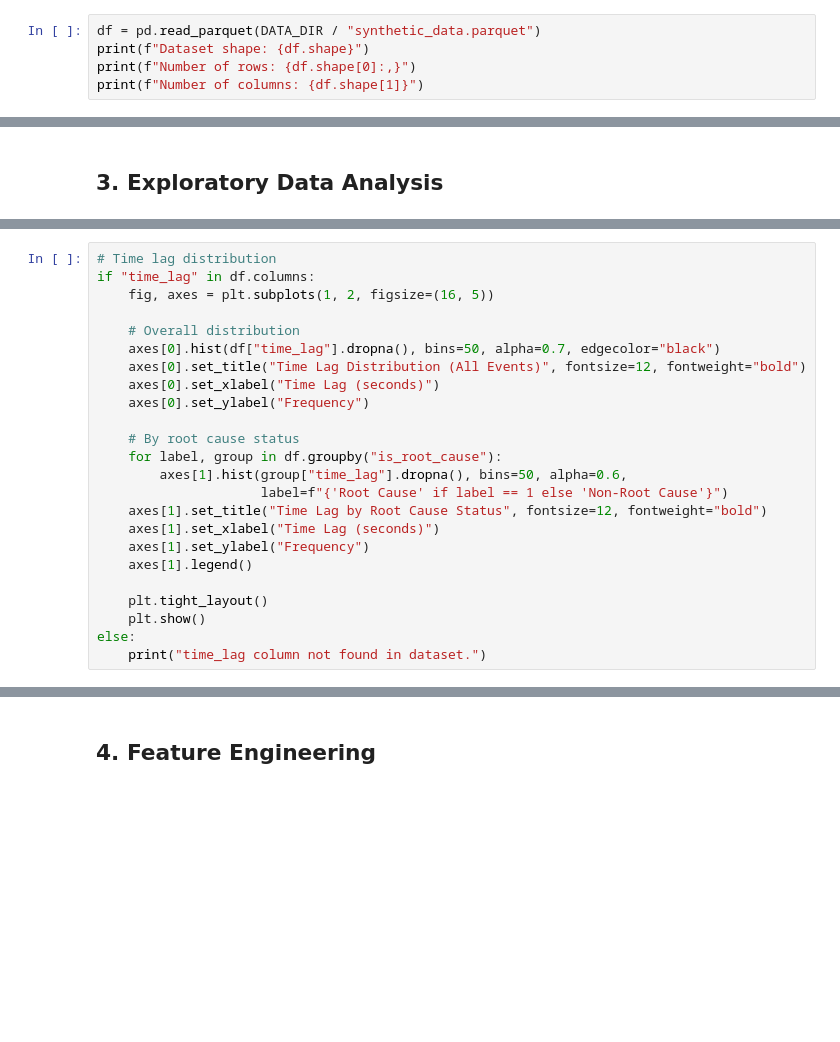
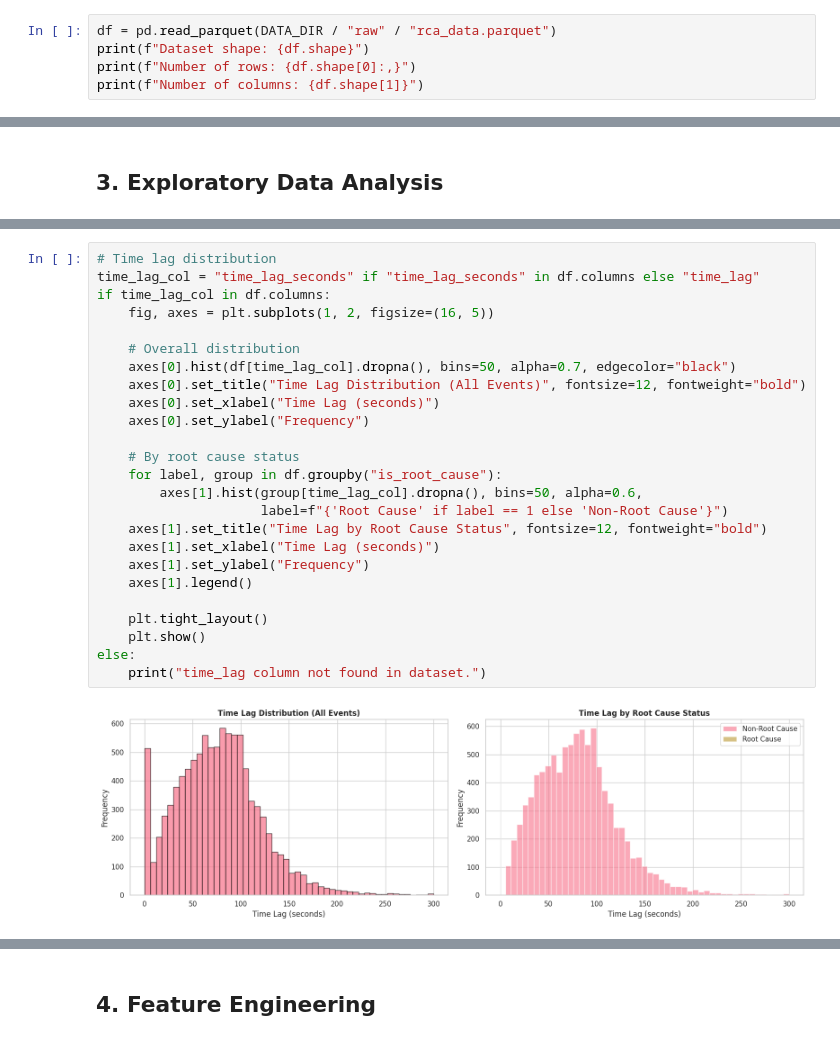
Before and after one commit to adityonugrohoid/telecom-root-cause-analysis, a Jupyter notebook: notebooks/02_root_cause_analysis.ipynb, the cells around one changed output, grey strips where cells are left out. Drawn from its saved outputs; the diff is of its cells as text; blank space fills up the shorter version.

```diff
--- a/notebooks/02_root_cause_analysis.ipynb
+++ b/notebooks/02_root_cause_analysis.ipynb
@@ -37,7 +40,7 @@ print(f"Data directory: {DATA_DIR}")
 # %% [markdown]
 ## 2. Data Loading & Validation
 # %%
-df = pd.read_parquet(DATA_DIR / "synthetic_data.parquet")
+df = pd.read_parquet(DATA_DIR / "raw" / "rca_data.parquet")
 print(f"Dataset shape: {df.shape}")
 print(f"Number of rows: {df.shape[0]:,}")
 print(f"Number of columns: {df.shape[1]}")
@@ -109,27 +159,30 @@ else:
 # %%
 # Time lag distribution
-if "time_lag" in df.columns:
+time_lag_col = "time_lag_seconds" if "time_lag_seconds" in df.columns else "time_lag"
+if time_lag_col in df.columns:
     fig, axes = plt.subplots(1, 2, figsize=(16, 5))
 
     # Overall distribution
-    axes[0].hist(df["time_lag"].dropna(), bins=50, alpha=0.7, edgecolor="black")
+    axes[0].hist(df[time_lag_col].dropna(), bins=50, alpha=0.7, edgecolor="black")
     axes[0].set_title("Time Lag Distribution (All Events)", fontsize=12, fontweight="bold")
     axes[0].set_xlabel("Time Lag (seconds)")
     axes[0].set_ylabel("Frequency")
 
     # By root cause status
     for label, group in df.groupby("is_root_cause"):
-        axes[1].hist(group["time_lag"].dropna(), bins=50, alpha=0.6,
+        axes[1].hist(group[time_lag_col].dropna(), bins=50, alpha=0.6,
                      label=f"{'Root Cause' if label == 1 else 'Non-Root Cause'}")
     axes[1].set_title("Time Lag by Root Cause Status", fontsize=12, fontweight="bold")
     axes[1].set_xlabel("Time Lag (seconds)")
     axes[1].set_ylabel("Frequency")
     axes[1].legend()
 
     plt.tight_layout()
     plt.show()
 else:
     print("time_lag column not found in dataset.")
+# %% [output]
+[figure, added]
 # %%
 # Correlation of numeric features with root cause label
 numeric_cols = df.select_dtypes(include=[np.number]).columns
```
Also changed, not shown: parts of 21 cells of this notebook, 3 other files.
